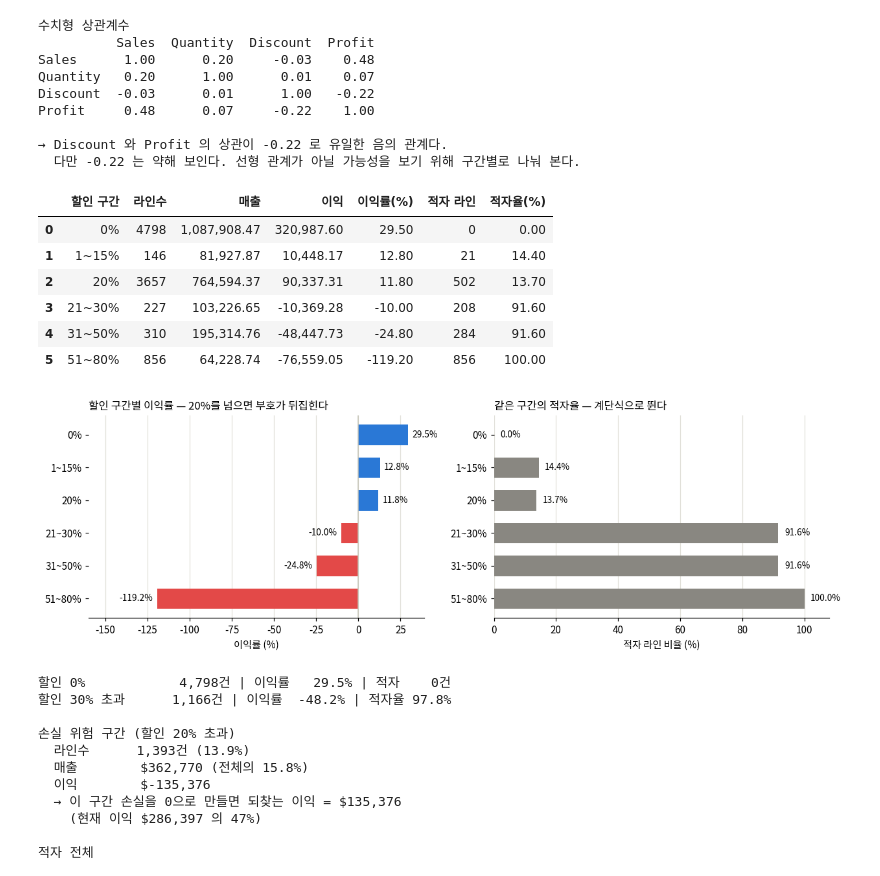
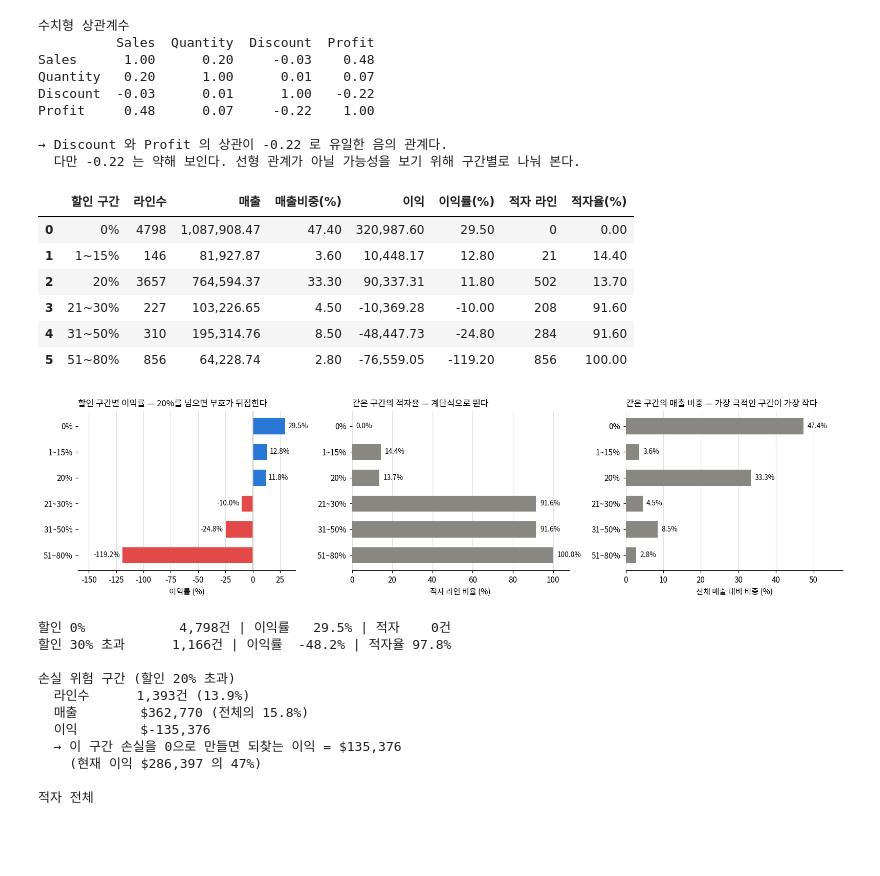
Before and after one commit to yub-2n/ai-data-bootcamp, a Jupyter notebook: 대시보드/superstore_eda.ipynb, the cells around one changed output. Saved outputs shown, nothing was run; the diff lists cells and outputs as text; code cells hidden in the pictures; blank space fills up the shorter version.

```diff
--- a/대시보드/superstore_eda.ipynb
+++ b/대시보드/superstore_eda.ipynb
@@ -706,46 +706,59 @@ for label, lo, hi in BINS:
         "적자율(%)": round((g["Profit"] < 0).mean() * 100, 1),
     })
 band = pd.DataFrame(rows)
+# 이익률만 보면 구간의 크기를 놓친다 — 매출 비중을 같이 둬야 어디에 개입할지가 정해진다
+band["매출비중(%)"] = (band["매출"] / band["매출"].sum() * 100).round(1)
+band = band[["할인 구간", "라인수", "매출", "매출비중(%)", "이익",
+             "이익률(%)", "적자 라인", "적자율(%)"]]
 band
 # %% [output]
-|  | 할인 구간 | 라인수 | 매출 | 이익 | 이익률(%) | 적자 라인 | 적자율(%) |
-| 0 | 0% | 4798 | 1,087,908.47 | 320,987.60 | 29.50 | 0 | 0.00 |
-| 1 | 1~15% | 146 | 81,927.87 | 10,448.17 | 12.80 | 21 | 14.40 |
-| 2 | 20% | 3657 | 764,594.37 | 90,337.31 | 11.80 | 502 | 13.70 |
-| 3 | 21~30% | 227 | 103,226.65 | -10,369.28 | -10.00 | 208 | 91.60 |
-| 4 | 31~50% | 310 | 195,314.76 | -48,447.73 | -24.80 | 284 | 91.60 |
-| 5 | 51~80% | 856 | 64,228.74 | -76,559.05 | -119.20 | 856 | 100.00 |
+|  | 할인 구간 | 라인수 | 매출 | 매출비중(%) | 이익 | 이익률(%) | 적자 라인 | 적자율(%) |
+| 0 | 0% | 4798 | 1,087,908.47 | 47.40 | 320,987.60 | 29.50 | 0 | 0.00 |
+| 1 | 1~15% | 146 | 81,927.87 | 3.60 | 10,448.17 | 12.80 | 21 | 14.40 |
+| 2 | 20% | 3657 | 764,594.37 | 33.30 | 90,337.31 | 11.80 | 502 | 13.70 |
+| 3 | 21~30% | 227 | 103,226.65 | 4.50 | -10,369.28 | -10.00 | 208 | 91.60 |
+| 4 | 31~50% | 310 | 195,314.76 | 8.50 | -48,447.73 | -24.80 | 284 | 91.60 |
+| 5 | 51~80% | 856 | 64,228.74 | 2.80 | -76,559.05 | -119.20 | 856 | 100.00 |
 # %%
-fig, ax = plt.subplots(1, 2, figsize=(11.5, 3.8))
+fig, ax = plt.subplots(1, 3, figsize=(14.5, 3.8))
 
 # 왼쪽 — 이익률 (부호가 뒤집히므로 0 기준선 + 발산 색)
 colors = [RED if v < 0 else BLUE for v in band["이익률(%)"]]
 ax[0].barh(band["할인 구간"], band["이익률(%)"], color=colors, height=.62)
 ax[0].axvline(0, color="#c3c2b7", lw=1)
 ax[0].invert_yaxis()
 ax[0].set_xlabel("이익률 (%)")
 ax[0].set_title("할인 구간별 이익률 — 20%를 넘으면 부호가 뒤집힌다", loc="left", fontsize=11)
 # 라벨이 축 눈금과 겹치지 않도록 왼쪽 여유를 넉넉히 준다
 ax[0].set_xlim(band["이익률(%)"].min() * 1.34, band["이익률(%)"].max() * 1.32)
 for y, v in enumerate(band["이익률(%)"]):
     ax[0].text(v + (2.5 if v >= 0 else -2.5), y, f"{v:.1f}%",
                va="center", ha="left" if v >= 0 else "right", fontsize=9)
 
 # 오른쪽 — 적자율
 ax[1].barh(band["할인 구간"], band["적자율(%)"], color=GRAY, height=.62)
 ax[1].invert_yaxis()
 ax[1].set_xlim(0, 108)
 ax[1].set_xlabel("적자 라인 비율 (%)")
 ax[1].set_title("같은 구간의 적자율 — 계단식으로 뛴다", loc="left", fontsize=11)
 for y, v in enumerate(band["적자율(%)"]):
     ax[1].text(v + 2, y, f"{v:.1f}%", va="center", fontsize=9)
 
+# 세 번째 — 매출 비중. 이익률·적자율만 보면 구간의 크기를 놓치기 때문에 같이 둔다
+ax[2].barh(band["할인 구간"], band["매출비중(%)"], color=GRAY, height=.62)
+ax[2].invert_yaxis()
+ax[2].set_xlim(0, band["매출비중(%)"].max() * 1.22)
+ax[2].set_xlabel("전체 매출 대비 비중 (%)")
+ax[2].set_title("같은 구간의 매출 비중 — 가장 극적인 구간이 가장 작다", loc="left", fontsize=11)
+for y, v in enumerate(band["매출비중(%)"]):
+    ax[2].text(v + 1, y, f"{v:.1f}%", va="center", fontsize=9)
+
 for a in ax:
     a.grid(axis="x", color=GRID, lw=.8); a.set_axisbelow(True)
     for s in ("top","right","left"): a.spines[s].set_visible(False)
 plt.tight_layout(); plt.show()
 # %% [output]
-[figure, old version]
+[figure, new version]
 # %%
 z = us[us["Discount"] == 0]
 h = us[us["Discount"] > 0.30]
```
Also changed, not shown: parts of 2 cells of this notebook, 2 other files.
